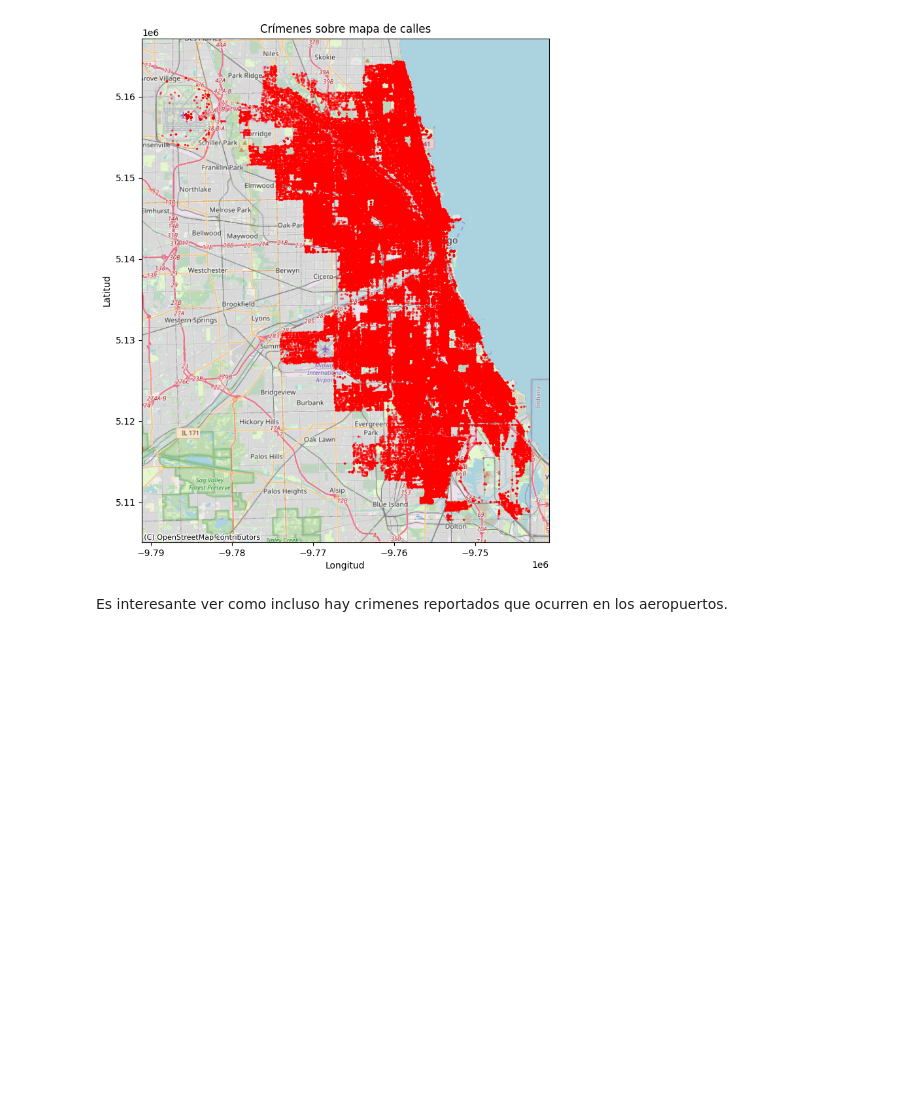
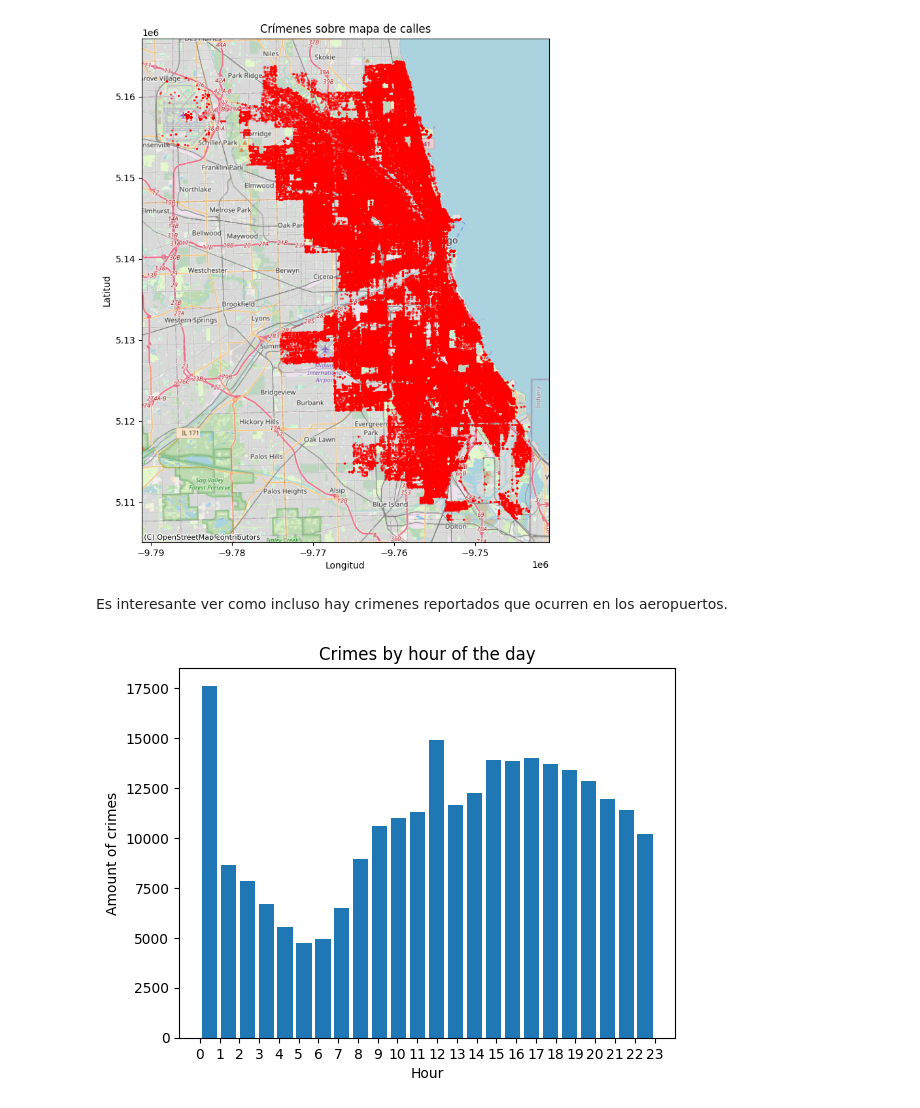
Before and after one commit to maximdorogov/fiuba-analisis-de-datos, a Jupyter notebook: tp1.ipynb, the cells around one changed output. Drawn from its saved outputs; the diff is of its cells as text; code cells hidden in the pictures; blank space fills up the shorter version.

```diff
--- a/tp1.ipynb
+++ b/tp1.ipynb
@@ -403,3 +403,16 @@ plt.show()
 [figure]
 # %% [markdown]
 Es interesante ver como incluso hay crimenes reportados que ocurren en los aeropuertos.
+# %%
+# Si tu columna se llama 'Date', primero conviértela a tipo datetime si no lo está
+df['Date'] = pd.to_datetime(df['Date'])
+
+# Por ejemplo, para ver la distribución por hora del día:
+df['Date'].dt.hour.plot(kind='hist', bins=24, rwidth=0.8)
+plt.title('Crimes by hour of the day')
+plt.xlabel('Hour')
+plt.xticks(range(0, 24))
+plt.ylabel('Amount of crimes')
+plt.show()
+# %% [output]
+[figure, added]
```
Also changed, not shown: parts of 4 cells of this notebook.
